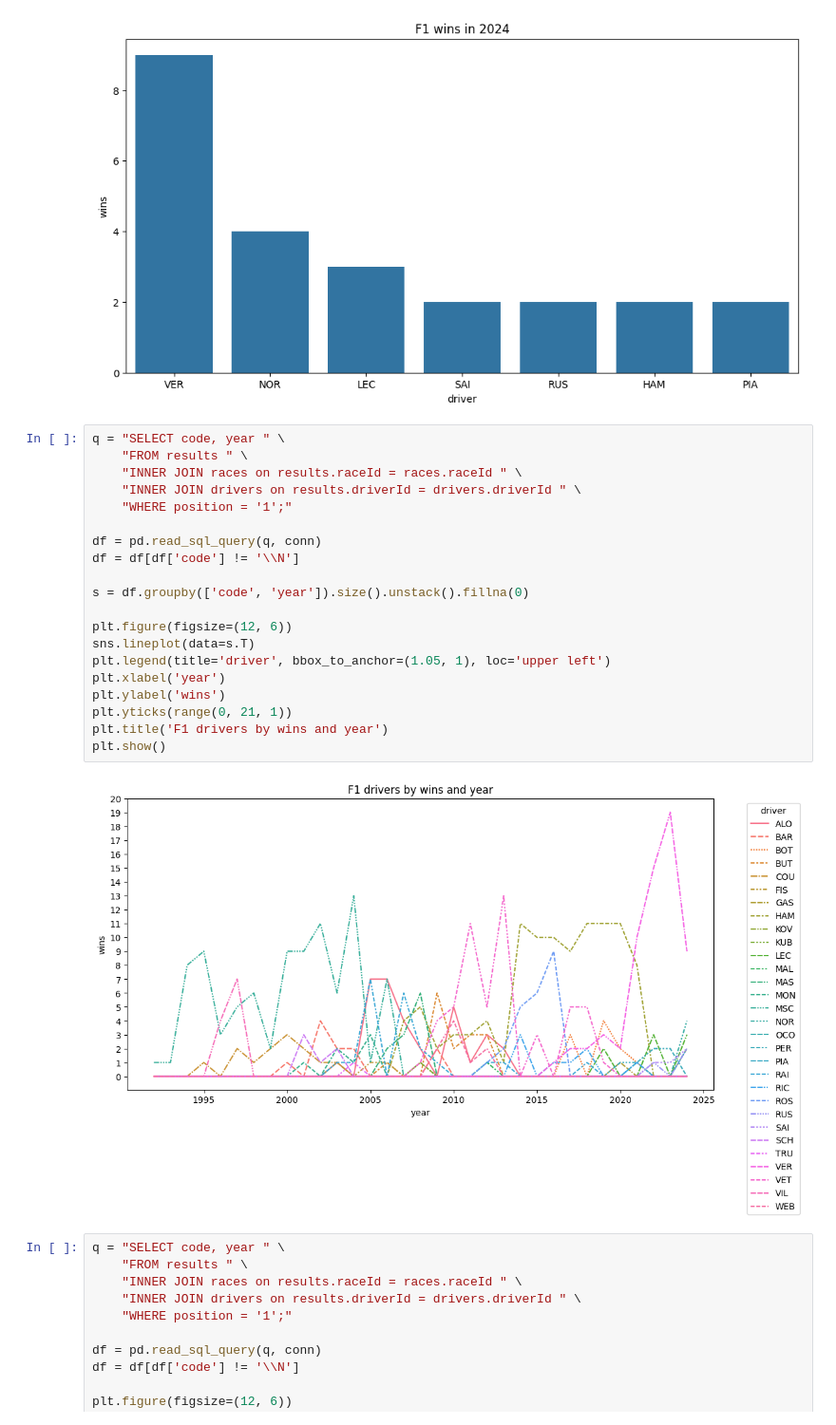
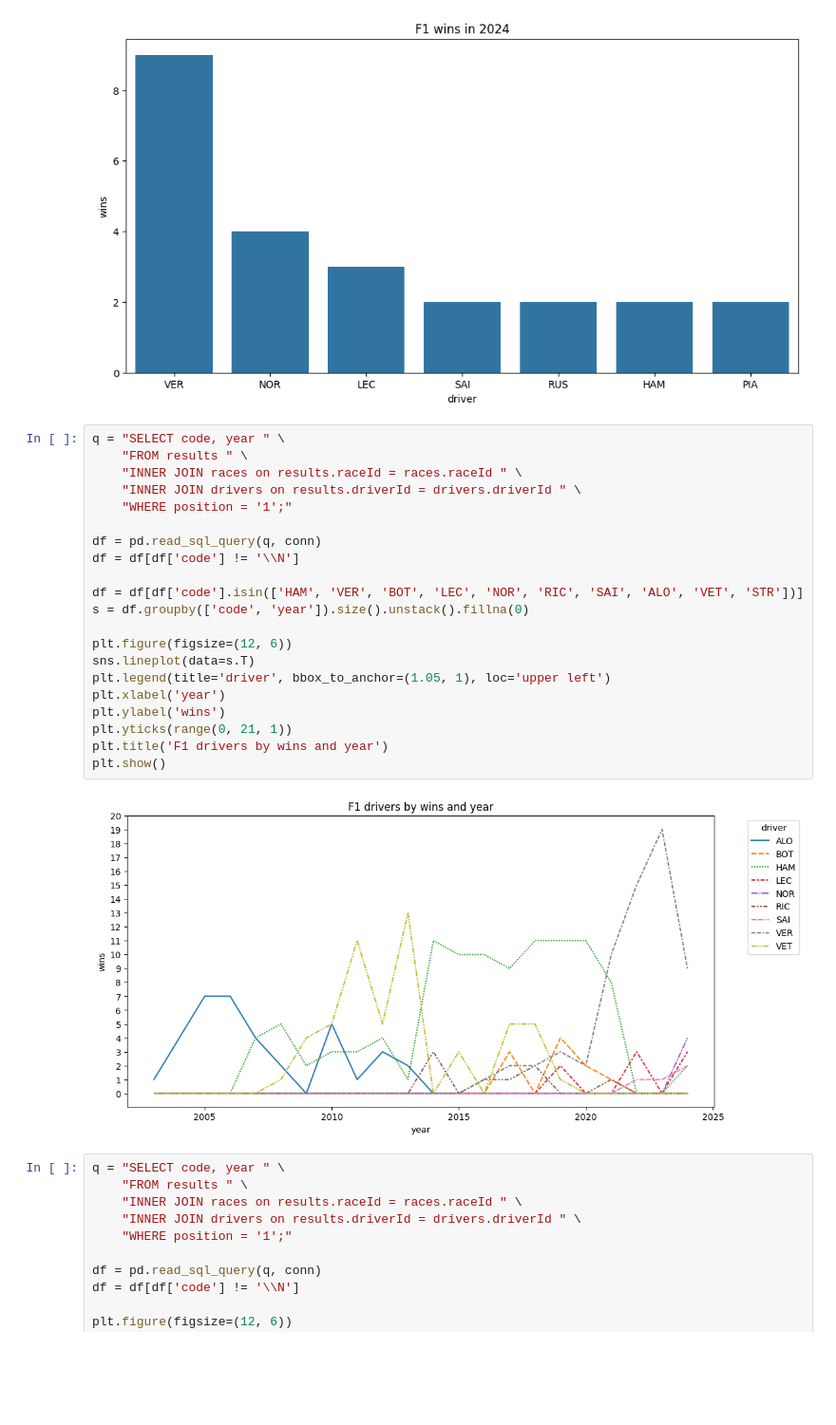
Before and after one commit to GrandEchoWhiskey/f1-analysis, a Jupyter notebook: analysis.ipynb, the cells around one changed output. Shown: that part at 95% size. Drawn from its saved outputs; the diff is of its cells as text; blank space fills up the shorter version.

Commit message:
Visualization of charts

```diff
--- a/analysis.ipynb
+++ b/analysis.ipynb
@@ -142,25 +142,26 @@ plt.show()
 # %%
 q = "SELECT code, year " \
     "FROM results " \
     "INNER JOIN races on results.raceId = races.raceId " \
     "INNER JOIN drivers on results.driverId = drivers.driverId " \
     "WHERE position = '1';"
 
 df = pd.read_sql_query(q, conn)
 df = df[df['code'] != '\\N']
 
+df = df[df['code'].isin(['HAM', 'VER', 'BOT', 'LEC', 'NOR', 'RIC', 'SAI', 'ALO', 'VET', 'STR'])]
 s = df.groupby(['code', 'year']).size().unstack().fillna(0)
 
 plt.figure(figsize=(12, 6))
 sns.lineplot(data=s.T)
 plt.legend(title='driver', bbox_to_anchor=(1.05, 1), loc='upper left')
 plt.xlabel('year')
 plt.ylabel('wins')
 plt.yticks(range(0, 21, 1))
 plt.title('F1 drivers by wins and year')
 plt.show()
 # %% [output]
-[figure, old version]
+[figure, new version]
 # %%
 q = "SELECT code, year " \
     "FROM results " \
```
Also changed, not shown: parts of 4 cells of this notebook, 1 other file.
